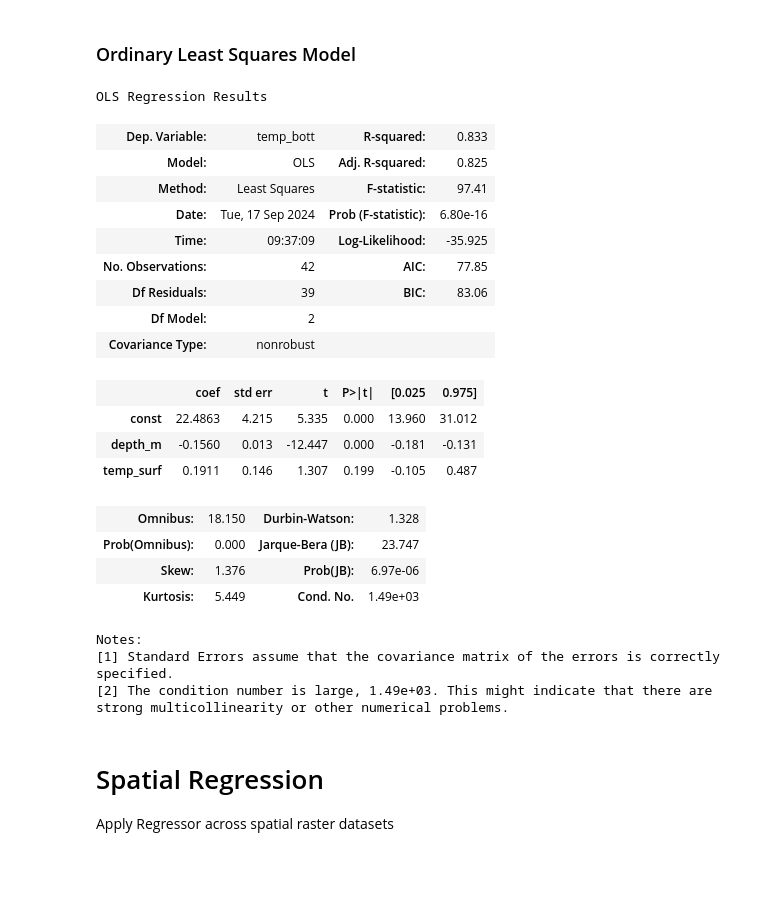
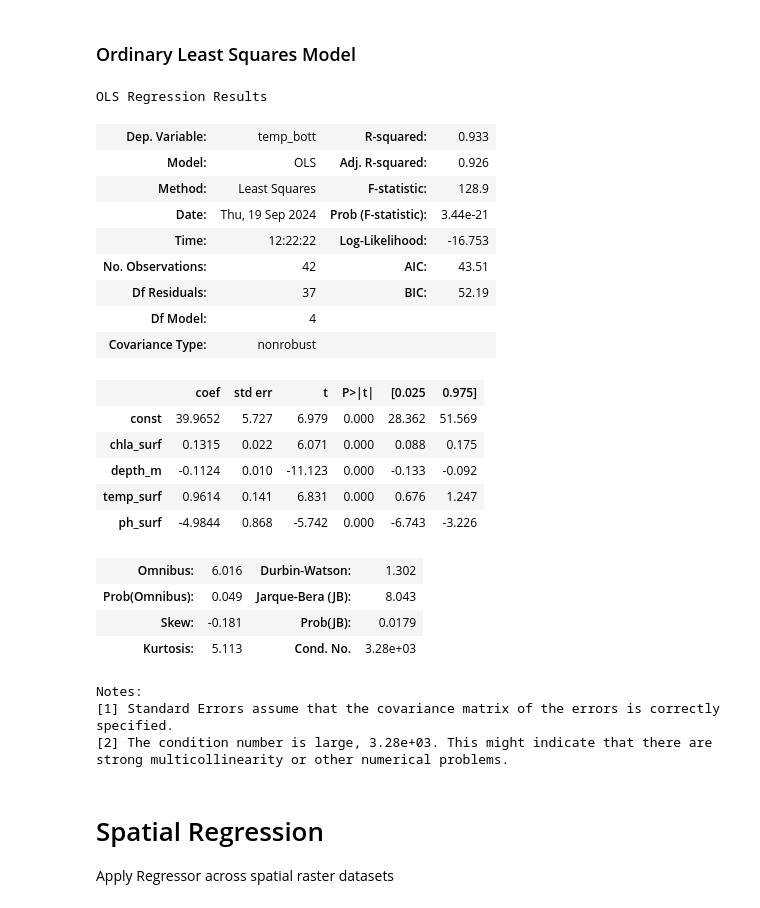
Before and after one commit to medo-younes/HK_ThermalRefugia, a Jupyter notebook: notebook/03_Build_Model.ipynb, the cells around one changed output. Drawn from its saved outputs; the diff is of its cells as text; code cells hidden in the pictures; blank space fills up the shorter version.

```diff
--- a/notebook/03_Build_Model.ipynb
+++ b/notebook/03_Build_Model.ipynb
@@ -56,42 +56,44 @@ print(vif_df)
 ### Ordinary Least Squares Model
 # %%
 # predict_vars=["chla_surf","depth_m","temp_surf","ph_surf"]
-X = summer_mean[["depth_m","temp_surf"]]
+X = summer_mean[["chla_surf","depth_m","temp_surf","ph_surf"]]
 y = summer_mean["temp_bott"]
 
 X_train=X[:42]
 y_train=y[:42]
 X_train=ssm.add_constant(X_train)        #to add constant value in the model
 
 X_test=X[42:]
 y_test=y[42:]
 X_test=ssm.add_constant(X_test)        #to add constant value in the model
 
 model= ssm.OLS(y_train,X_train).fit()         #fitting the model
 predictions= model.summary()      #summary of the model
 predictions
 # %% [output]
 OLS Regression Results
-| Dep. Variable: | temp_bott | R-squared: | 0.833 |
-| Model: | OLS | Adj. R-squared: | 0.825 |
-| Method: | Least Squares | F-statistic: | 97.41 |
-| Date: | Tue, 17 Sep 2024 | Prob (F-statistic): | 6.80e-16 |
-| Time: | 09:37:09 | Log-Likelihood: | -35.925 |
-| No. Observations: | 42 | AIC: | 77.85 |
-| Df Residuals: | 39 | BIC: | 83.06 |
-| Df Model: | 2 |  |  |
+| Dep. Variable: | temp_bott | R-squared: | 0.933 |
+| Model: | OLS | Adj. R-squared: | 0.926 |
+| Method: | Least Squares | F-statistic: | 128.9 |
+| Date: | Thu, 19 Sep 2024 | Prob (F-statistic): | 3.44e-21 |
+| Time: | 12:22:22 | Log-Likelihood: | -16.753 |
+| No. Observations: | 42 | AIC: | 43.51 |
+| Df Residuals: | 37 | BIC: | 52.19 |
+| Df Model: | 4 |  |  |
 | Covariance Type: | nonrobust |  |  |
 |  | coef | std err | t | P>|t| | [0.025 | 0.975] |
-| const | 22.4863 | 4.215 | 5.335 | 0.000 | 13.960 | 31.012 |
-| depth_m | -0.1560 | 0.013 | -12.447 | 0.000 | -0.181 | -0.131 |
-| temp_surf | 0.1911 | 0.146 | 1.307 | 0.199 | -0.105 | 0.487 |
+| const | 39.9652 | 5.727 | 6.979 | 0.000 | 28.362 | 51.569 |
+| chla_surf | 0.1315 | 0.022 | 6.071 | 0.000 | 0.088 | 0.175 |
+| depth_m | -0.1124 | 0.010 | -11.123 | 0.000 | -0.133 | -0.092 |
+| temp_surf | 0.9614 | 0.141 | 6.831 | 0.000 | 0.676 | 1.247 |
+| ph_surf | -4.9844 | 0.868 | -5.742 | 0.000 | -6.743 | -3.226 |
-| Omnibus: | 18.150 | Durbin-Watson: | 1.328 |
-| Prob(Omnibus): | 0.000 | Jarque-Bera (JB): | 23.747 |
-| Skew: | 1.376 | Prob(JB): | 6.97e-06 |
-| Kurtosis: | 5.449 | Cond. No. | 1.49e+03 |
+| Omnibus: | 6.016 | Durbin-Watson: | 1.302 |
+| Prob(Omnibus): | 0.049 | Jarque-Bera (JB): | 8.043 |
+| Skew: | -0.181 | Prob(JB): | 0.0179 |
+| Kurtosis: | 5.113 | Cond. No. | 3.28e+03 |
 Notes:
 [1] Standard Errors assume that the covariance matrix of the errors is correctly specified.
-[2] The condition number is large, 1.49e+03. This might indicate that there are
+[2] The condition number is large, 3.28e+03. This might indicate that there are
 strong multicollinearity or other numerical problems.
 # %% [markdown]
 # Spatial Regression
```
Also changed, not shown: parts of 4 cells of this notebook, 22 other files.
